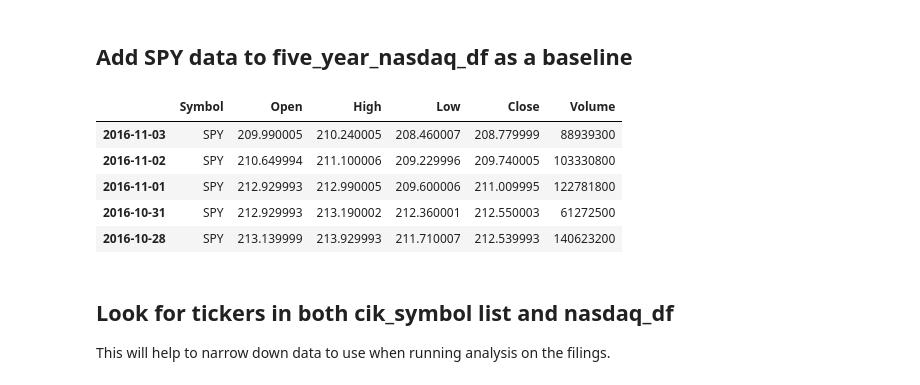
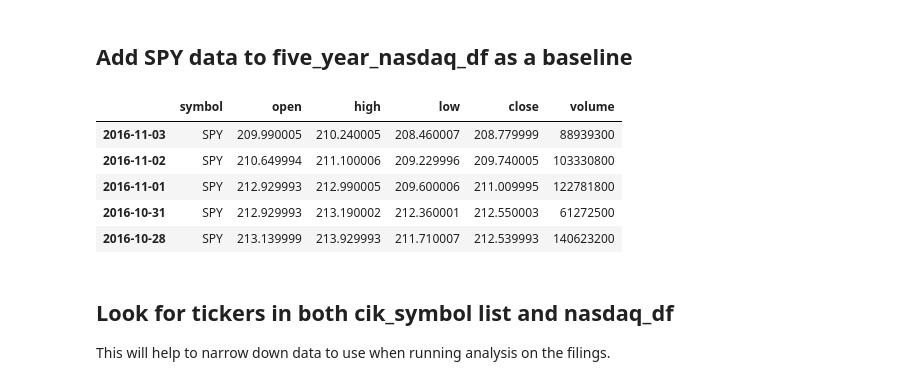
Before and after one commit to lancekrogers/Discontinued_SEC_ALGO_ANALYSIS, a Jupyter notebook: Testing Notebook -- Collecting stock price data.ipynb, the cells around one changed output. Saved outputs shown, nothing was run; the diff lists cells and outputs as text; code cells hidden in the pictures.

```diff
--- a/Testing Notebook -- Collecting stock price data.ipynb
+++ b/Testing Notebook -- Collecting stock price data.ipynb
@@ -92,26 +95,32 @@ def insert(df, entries):
         df.loc[0] = entries
 
 
-def create_spy_df(start_date, end_date):
-    spy = Share('SPY')
-    spy_5_year = spy.get_historical(start_date, end_date)
-    spy_df = pd.DataFrame(columns=['Adj_Close', 'Open','High', 'Close', 'Symbol', 'Volume', 'Low', 'Date'])
+def create_spy_df(start_date, end_date, file=None):
+    if file == None:
+        spy = Share('SPY')
+        spy_5_year = spy.get_historical(start_date, end_date)
+        spy_df = pd.DataFrame(columns=['Low', 'Date', 'Adj_Close', 'Volume', 'Close', 'Open', 'Symbol', 'High'])
 
-    for val in range(len(spy_5_year)):
-        values = []
-        for x in spy_5_year[val]:
-            values.append(spy_5_year[val][x])
-        insert(spy_df, values)
+        for val in range(len(spy_5_year)):
+            values = []
+            for x in spy_5_year[val]:
+                values.append(spy_5_year[val][x])
+            insert(spy_df, values)
 
-    spy_df = spy_df.set_index(spy_df['Date'])
-    spy_df = spy_df[['Symbol', 'Open', 'High', 'Low', 'Adj_Close', 'Volume']]
-    spy_df = spy_df.rename(columns={'Adj_Close': 'Close'})
-    return spy_df
+        spy_df = spy_df.set_index(spy_df['Date'])
+        spy_df = spy_df[['Symbol', 'Open', 'High', 'Low', 'Adj_Close', 'Volume']]
+        spy_df = spy_df.rename(columns={'Adj_Close': 'Close'})
+        return spy_df
+    else:
+        df = pd.read_csv(file)
 # %% [markdown]
 <h2> Create spy_df from yahoo data </h2>
 # %%
-spy_df = create_spy_df('2011-01-01', '2016-11-03')
-spy_df.to_csv('data/spy2011-2016.csv')
+try:
+    spy_df = pd.read_csv('data/spy2011-2016.csv', index_col='Date', parse_dates=True)
+except:
+    spy_df = create_spy_df('2011-01-01', '2016-11-03')
+    spy_df.to_csv('data/spy2011-2016.csv')
 # %% [markdown]
 <h2>Create five_year_nasdaq_df from directory of csv's</h2>
 # %%
@@ -123,9 +132,10 @@ five_year_nasdaq_df = concat_eod_data(five_year_nasdaq_files)
 <h2>Add SPY data to five_year_nasdaq_df as a baseline</h2>
 # %%
 five_year_nasdaq_df = pd.concat([five_year_nasdaq_df, spy_df])
-five_year_nasdaq_df[five_year_nasdaq_df['Symbol'] == 'SPY'].head()
+five_year_nasdaq_df.columns = map(str.lower, five_year_nasdaq_df.columns)
+five_year_nasdaq_df[five_year_nasdaq_df['symbol'] == 'SPY'].head()
 # %% [output]
-|  | Symbol | Open | High | Low | Close | Volume |
+|  | symbol | open | high | low | close | volume |
 | 2016-11-03 | SPY | 209.990005 | 210.240005 | 208.460007 | 208.779999 | 88939300 |
 | 2016-11-02 | SPY | 210.649994 | 211.100006 | 209.229996 | 209.740005 | 103330800 |
 | 2016-11-01 | SPY | 212.929993 | 212.990005 | 209.600006 | 211.009995 | 122781800 |
```
Also changed, not shown: parts of 18 cells of this notebook.
